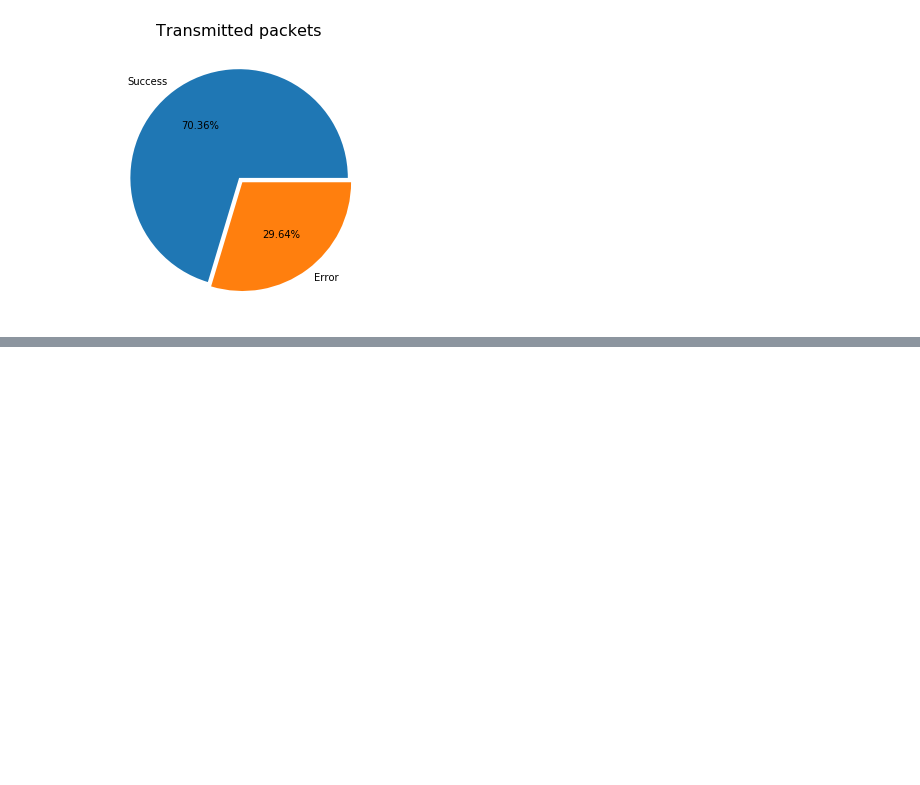
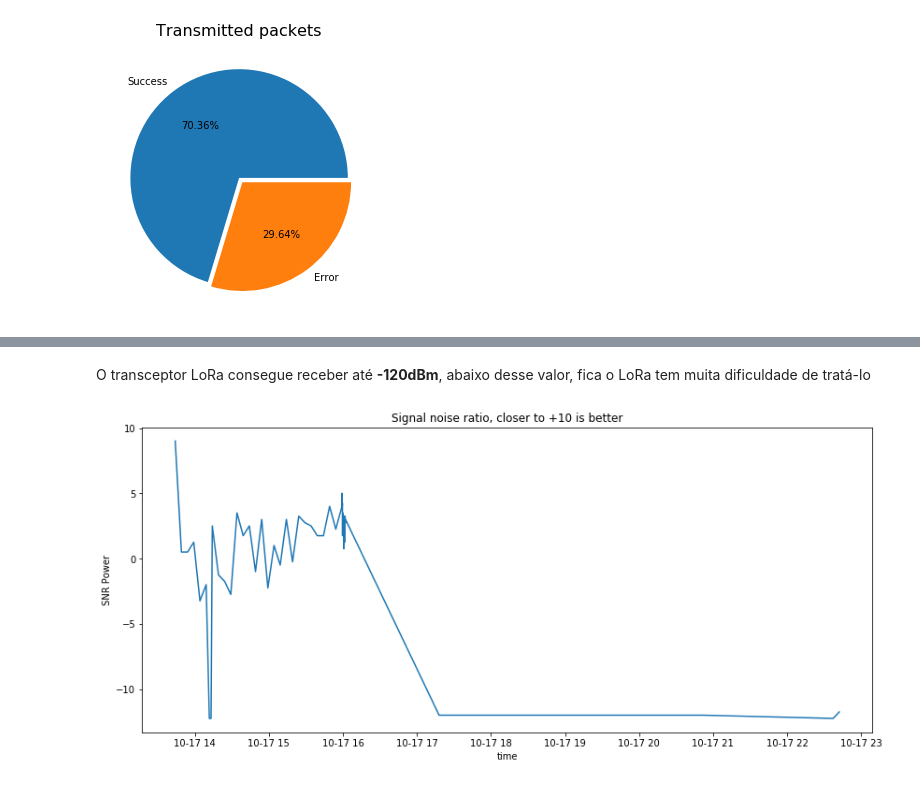
Before and after one commit to henriquepw/owlify, a Jupyter notebook: analytics/test01-send/main.ipynb, the cells around one changed output, grey strips where cells are left out. Drawn from its saved outputs; the diff is of its cells as text; code cells hidden in the pictures; blank space fills up the shorter version.

```diff
--- a/analytics/test01-send/main.ipynb
+++ b/analytics/test01-send/main.ipynb
@@ -49,0 +102,12 @@ plt.show()
+# %% [markdown]
+O transceptor LoRa consegue receber até __-120dBm__, abaixo desse valor, fica o LoRa tem muita dificuldade de tratá-lo
+# %%
+plt.figure(figsize=(14, 6))
+plt.plot(values['time'], values['snr'])
+
+plt.title('Signal noise ratio, closer to +10 is better')
+plt.ylabel('SNR Power')
+plt.xlabel('time')
+plt.show()
+# %% [output]
+[figure, added]
```
Also changed, not shown: parts of 15 cells of this notebook, 1 other file.
